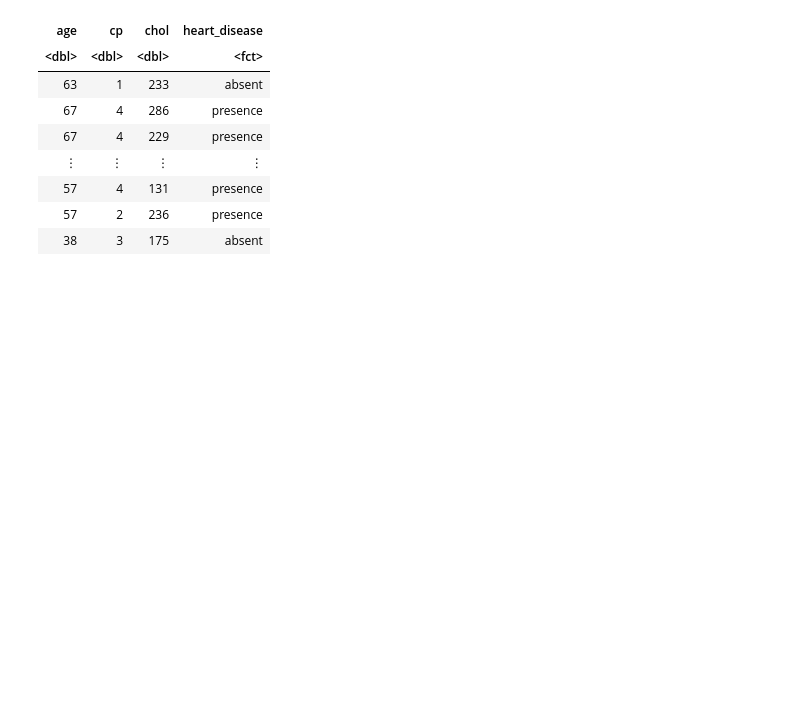
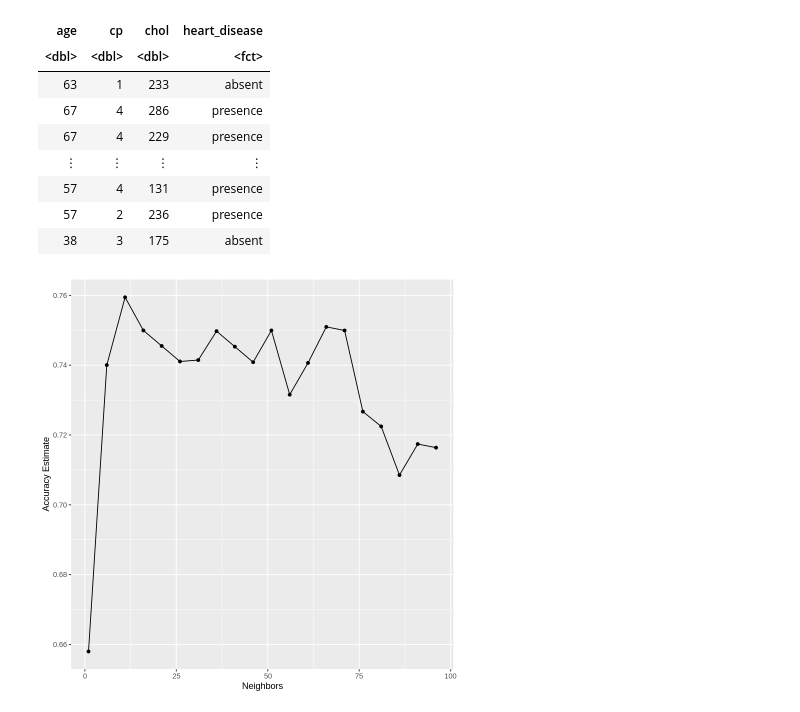
Before and after one commit to MilkyTeaxx/Final_project, a Jupyter notebook: Final_proj.ipynb, the cells around one changed output. Saved outputs shown, nothing was run; the diff lists cells and outputs as text; code cells hidden in the pictures; blank space fills up the shorter version.

Commit message:
finding best k

```diff
--- a/Final_proj.ipynb
+++ b/Final_proj.ipynb
@@ -147,5 +147,38 @@ A tibble: 303 × 4
 | 57 | 2 | 236 | presence |
 | 38 | 3 | 175 | absent |
 # %%
-heart_split<-inital_split(data_clean, prop = 0.75, strata=heart_disease)
+heart_split<-initial_split(data_clean, prop = 0.75, strata=heart_disease)
 heart_train<-training(heart_split)
+heart_test<-testing(heart_split)
+# %%
+heart_recipe<-recipe(heart_disease~age+cp+chol, data=heart_train)|>
+step_scale(all_predictors())|>
+step_center(all_predictors())
+
+training_vfold<-vfold_cv(heart_train, v=5,strata=heart_disease)
+# %%
+#dont know if this is needed but finding best k value
+set.seed(1)
+knn_spec<-nearest_neighbor(weight_func = "rectangular",neighbors = tune())|>
+set_engine("kknn")|>
+set_mode("classification")
+
+k=tibble(neighbors=seq(1,100,5))
+
+training_workflow<-workflow()|>
+add_recipe(heart_recipe)|>
+add_model(knn_spec)|>
+tune_grid(resamples=training_vfold, grid=k)|>
+collect_metrics()
+
+accuracy<-training_workflow|>
+filter(.metric=="accuracy")
+
+cross_val_plot<-accuracy|>
+ggplot(aes(x=neighbors,y=mean))+
+geom_point()+
+geom_line()+
+labs(x="Neighbors", y="Accuracy Estimate")
+cross_val_plot
+# %% [output]
+[figure, added]
```
Also changed, not shown: parts of 2 cells of this notebook.
